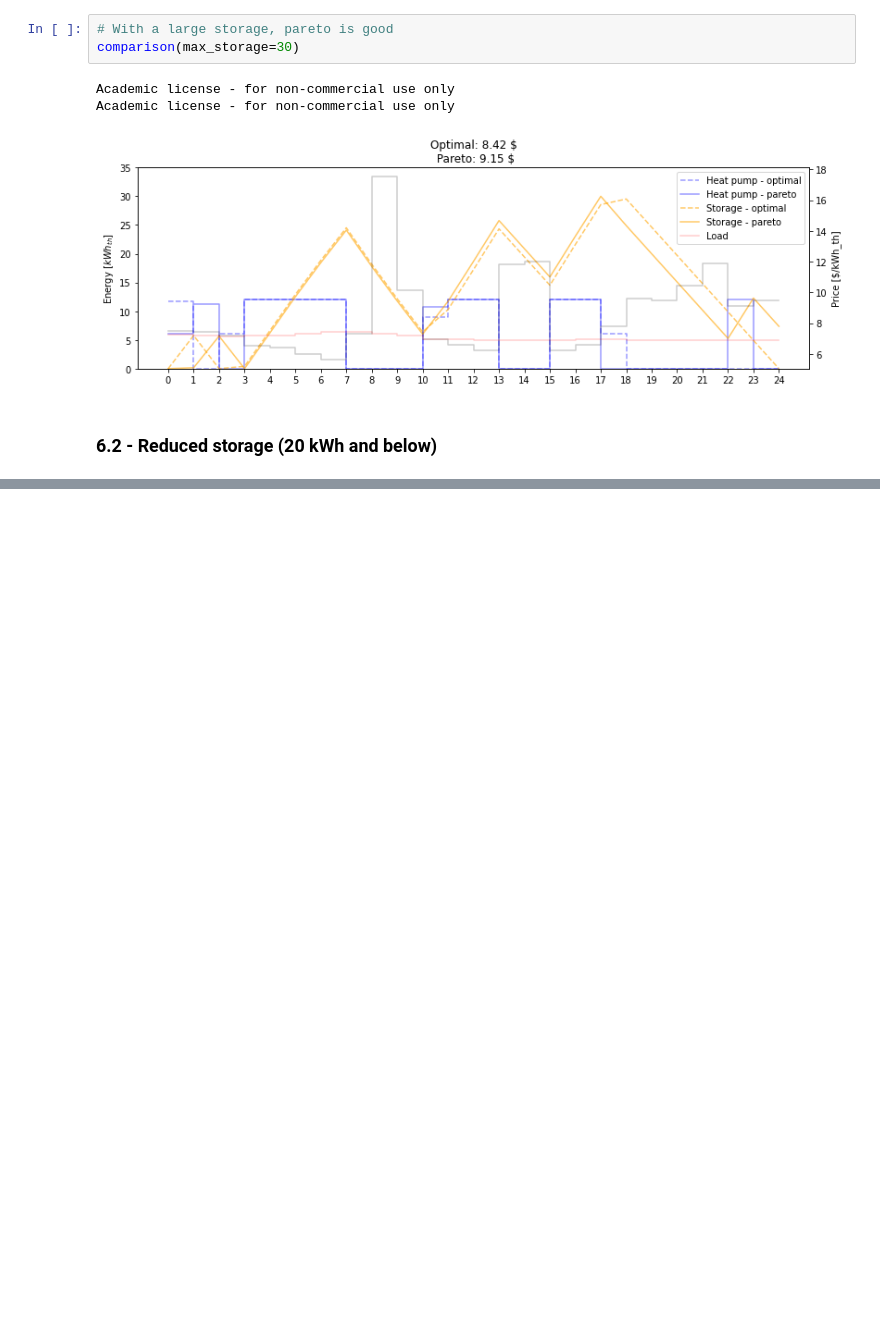
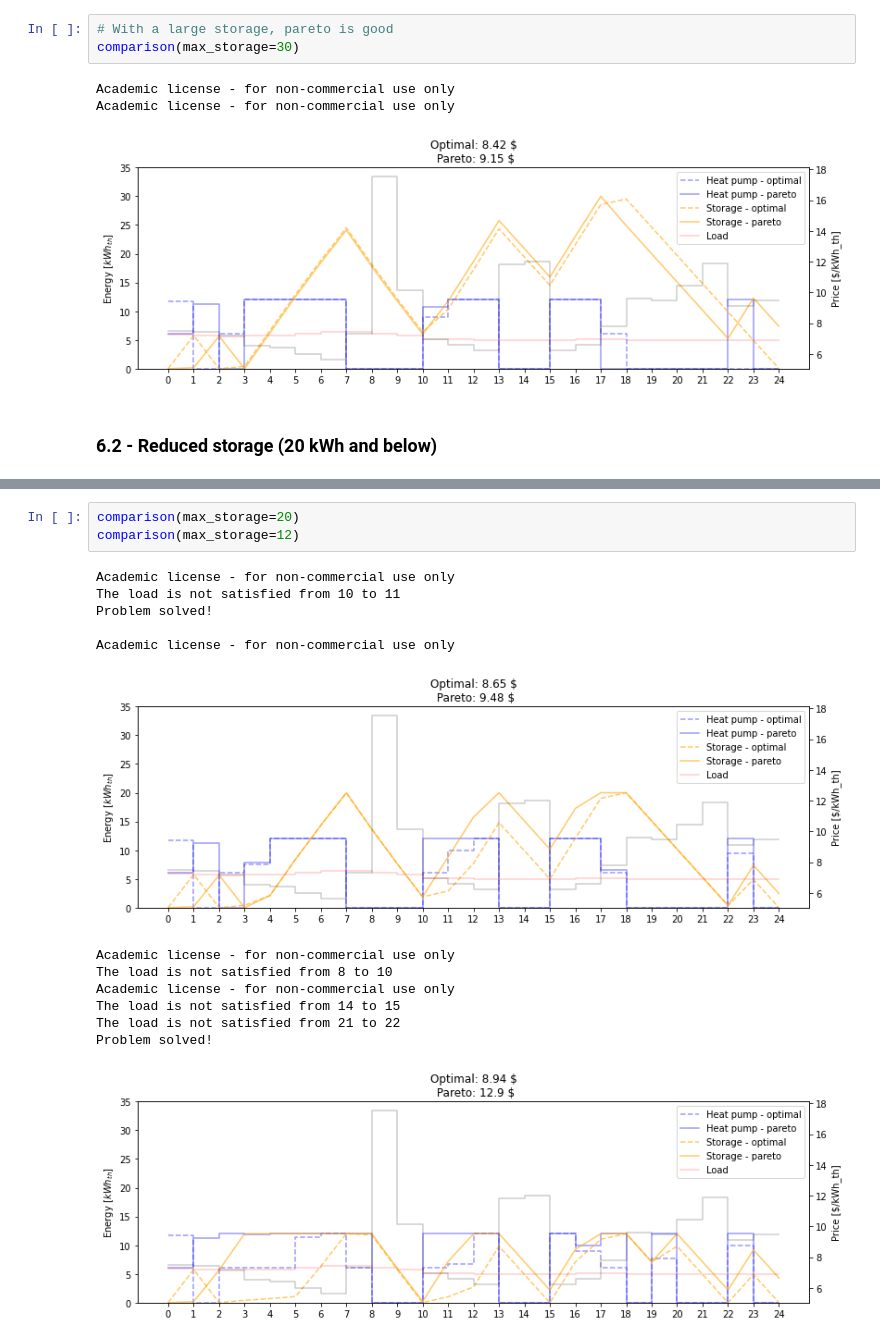
Before and after one commit to thdfw/master_thesis, a Jupyter notebook: data_driven_control/pareto.ipynb, the cells around one changed output, grey strips where cells are left out. Drawn from its saved outputs; the diff is of its cells as text; blank space fills up the shorter version.

```diff
--- a/data_driven_control/pareto.ipynb
+++ b/data_driven_control/pareto.ipynb
@@ -604,0 +961,17 @@ Pareto failed to provide load from 21:00 to 22:00
+# %%
+comparison(max_storage=20)
+comparison(max_storage=12)
+# %% [output]
+Academic license - for non-commercial use only
+The load is not satisfied from 10 to 11
+Problem solved!
+
+Academic license - for non-commercial use only
+[figure, added]
+Academic license - for non-commercial use only
+The load is not satisfied from 8 to 10
+Academic license - for non-commercial use only
+The load is not satisfied from 14 to 15
+The load is not satisfied from 21 to 22
+Problem solved!
+[figure, added]
```
Also changed, not shown: parts of 12 cells of this notebook.
